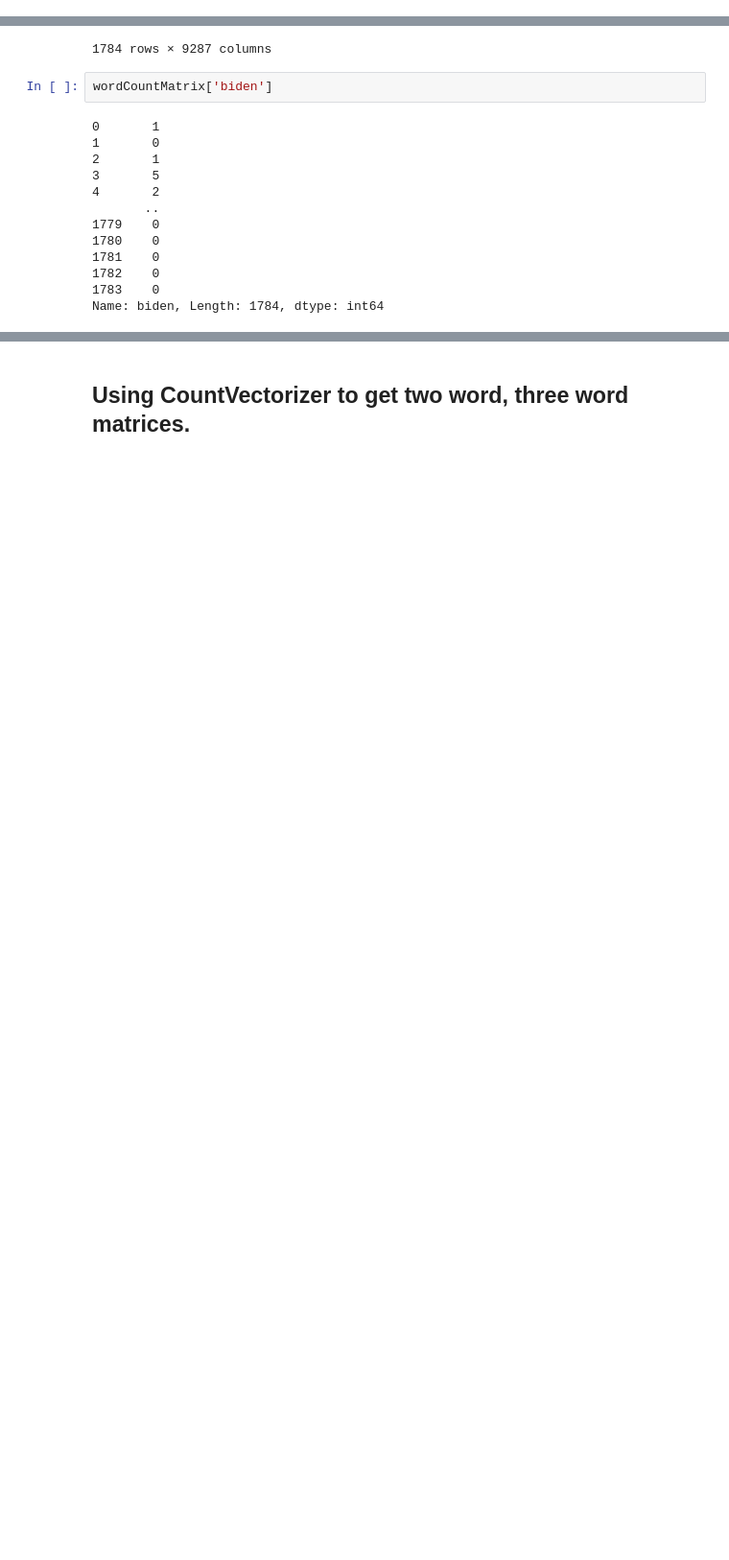
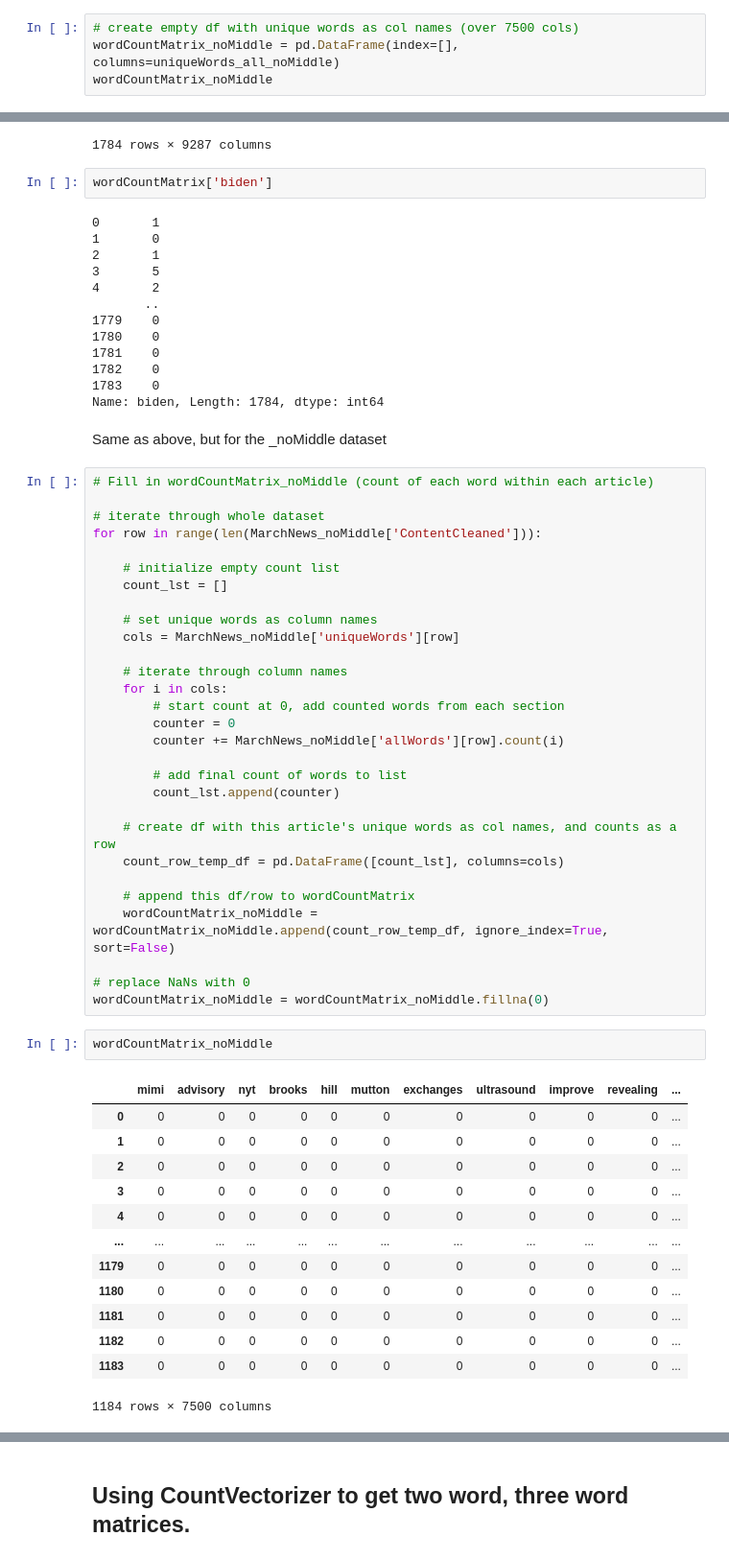
Before and after one commit to psulliv4/mediabias-project, a Jupyter notebook: DetectingMediaBias.ipynb, the cells around one changed output, grey strips where cells are left out. Shown: that part at 96% size. Drawn from its saved outputs; the diff is of its cells as text; blank space fills up the shorter version.

```diff
--- a/DetectingMediaBias.ipynb
+++ b/DetectingMediaBias.ipynb
@@ -640 +707,5 @@ wordCountMatrix
 0 rows × 9287 columns
+# %%
+# create empty df with unique words as col names (over 7500 cols)
+wordCountMatrix_noMiddle = pd.DataFrame(index=[], columns=uniqueWords_all_noMiddle)
+wordCountMatrix_noMiddle
@@ -700,3 +772,50 @@ wordCountMatrix['biden']
 1782    0
 1783    0
 Name: biden, Length: 1784, dtype: int64
+# %% [markdown]
+Same as above, but for the _noMiddle dataset
+# %%
+# Fill in wordCountMatrix_noMiddle (count of each word within each article)
+
+# iterate through whole dataset
+for row in range(len(MarchNews_noMiddle['ContentCleaned'])):
+
+    # initialize empty count list
+    count_lst = []
+
+    # set unique words as column names
+    cols = MarchNews_noMiddle['uniqueWords'][row]
+
+    # iterate through column names
+    for i in cols:
+        # start count at 0, add counted words from each section
+        counter = 0
+        counter += MarchNews_noMiddle['allWords'][row].count(i)
+
+        # add final count of words to list
+        count_lst.append(counter)
+
+    # create df with this article's unique words as col names, and counts as a row
+    count_row_temp_df = pd.DataFrame([count_lst], columns=cols)
+
+    # append this df/row to wordCountMatrix
+    wordCountMatrix_noMiddle = wordCountMatrix_noMiddle.append(count_row_temp_df, ignore_index=True, sort=False)
+
+# replace NaNs with 0
+wordCountMatrix_noMiddle = wordCountMatrix_noMiddle.fillna(0)
+# %%
+wordCountMatrix_noMiddle
+# %% [output]
+|  | mimi | advisory | nyt | brooks | hill | mutton | exchanges | ultrasound | improve | revealing | ... |
+| 0 | 0 | 0 | 0 | 0 | 0 | 0 | 0 | 0 | 0 | 0 | ... |
+| 1 | 0 | 0 | 0 | 0 | 0 | 0 | 0 | 0 | 0 | 0 | ... |
+| 2 | 0 | 0 | 0 | 0 | 0 | 0 | 0 | 0 | 0 | 0 | ... |
+| 3 | 0 | 0 | 0 | 0 | 0 | 0 | 0 | 0 | 0 | 0 | ... |
+| 4 | 0 | 0 | 0 | 0 | 0 | 0 | 0 | 0 | 0 | 0 | ... |
+| ... | ... | ... | ... | ... | ... | ... | ... | ... | ... | ... | ... |
+| 1179 | 0 | 0 | 0 | 0 | 0 | 0 | 0 | 0 | 0 | 0 | ... |
+| 1180 | 0 | 0 | 0 | 0 | 0 | 0 | 0 | 0 | 0 | 0 | ... |
+| 1181 | 0 | 0 | 0 | 0 | 0 | 0 | 0 | 0 | 0 | 0 | ... |
+| 1182 | 0 | 0 | 0 | 0 | 0 | 0 | 0 | 0 | 0 | 0 | ... |
+| 1183 | 0 | 0 | 0 | 0 | 0 | 0 | 0 | 0 | 0 | 0 | ... |
+1184 rows × 7500 columns
```
Also changed, not shown: parts of 41 cells of this notebook.
